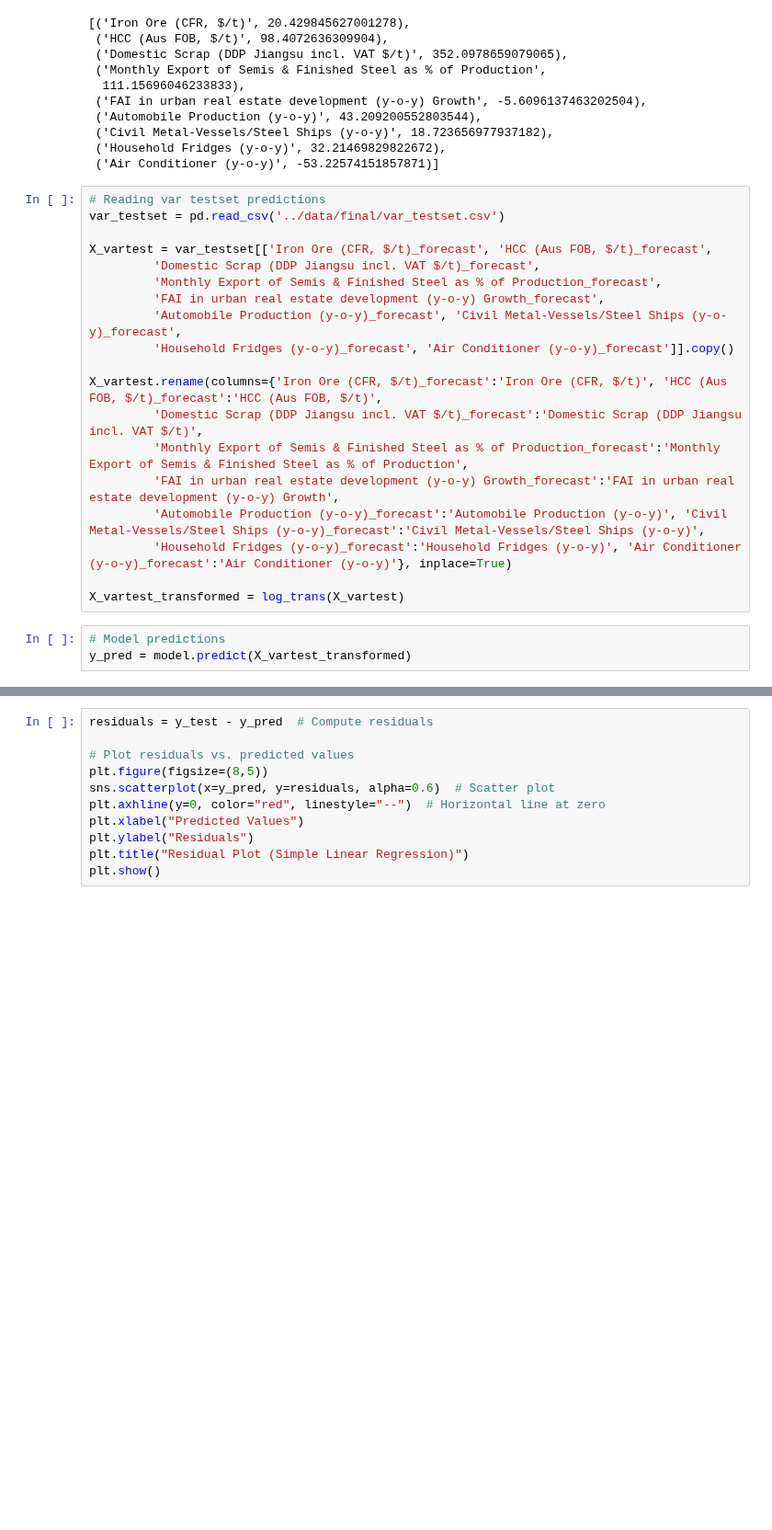
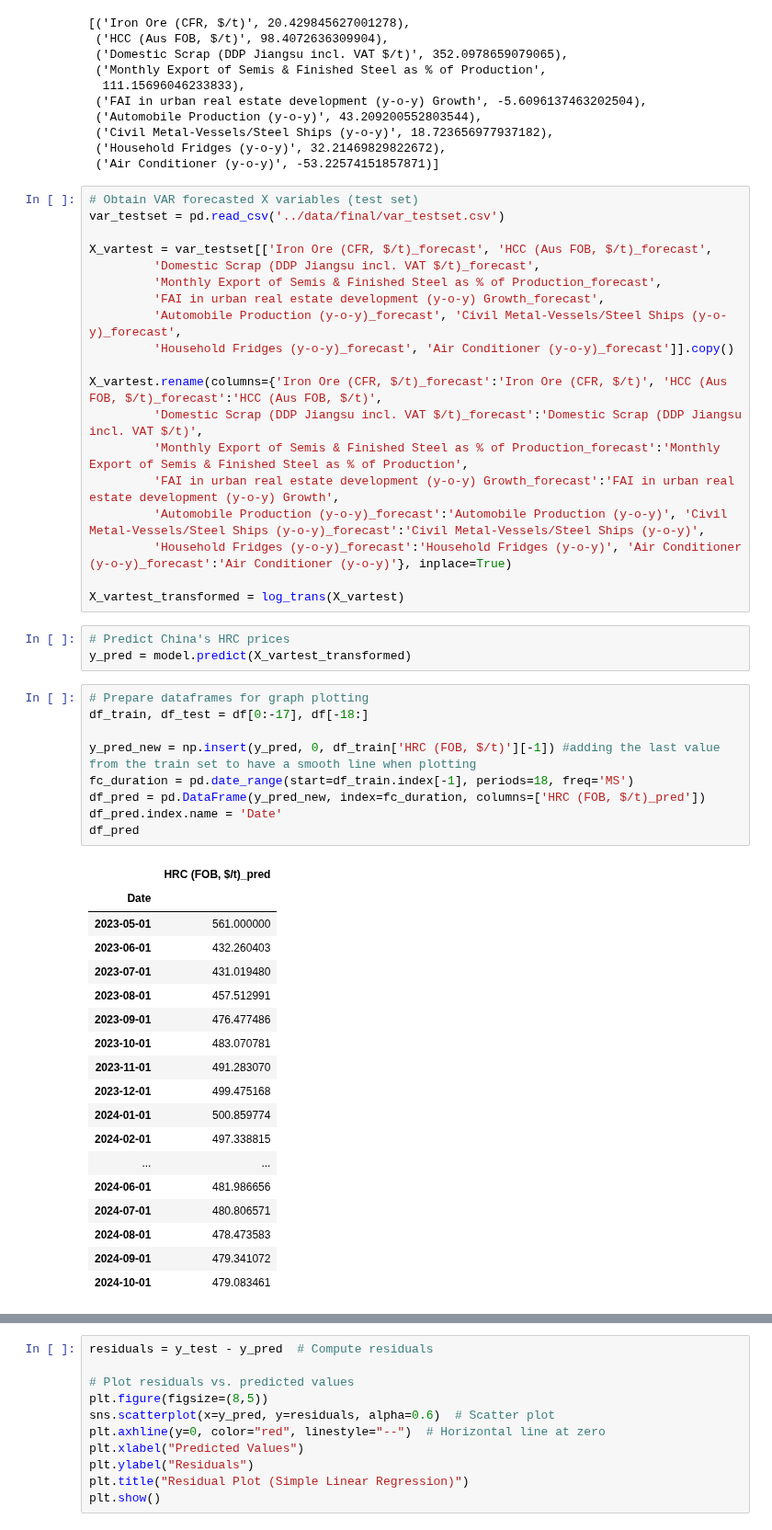
Before and after one commit to nguyenhpnguyen/BT4103-Business-Analytics-Capstone-Project, a Jupyter notebook: notebook/04_multiple_regression.ipynb, the cells around one changed output, grey strips where cells are left out. Shown at 92% size. Saved outputs shown, nothing was run; the diff lists cells and outputs as text; blank space fills up the shorter version.

```diff
--- a/notebook/04_multiple_regression.ipynb
+++ b/notebook/04_multiple_regression.ipynb
@@ -87,7 +83,7 @@ Intercept:  -2501.6426629754687
  ('Household Fridges (y-o-y)', 32.21469829822672),
  ('Air Conditioner (y-o-y)', -53.22574151857871)]
 # %%
-# Reading var testset predictions
+# Obtain VAR forecasted X variables (test set)
 var_testset = pd.read_csv('../data/final/var_testset.csv')
 
 X_vartest = var_testset[['Iron Ore (CFR, $/t)_forecast', 'HCC (Aus FOB, $/t)_forecast',
@@ -106,5 +102,33 @@ X_vartest.rename(columns={'Iron Ore (CFR, $/t)_forecast':'Iron Ore (CFR, $/t)',
 
 X_vartest_transformed = log_trans(X_vartest)
 # %%
-# Model predictions
+# Predict China's HRC prices
 y_pred = model.predict(X_vartest_transformed)
+# %%
+# Prepare dataframes for graph plotting
+df_train, df_test = df[0:-17], df[-18:]
+
+y_pred_new = np.insert(y_pred, 0, df_train['HRC (FOB, $/t)'][-1]) #adding the last value from the train set to have a smooth line when plotting
+fc_duration = pd.date_range(start=df_train.index[-1], periods=18, freq='MS')
+df_pred = pd.DataFrame(y_pred_new, index=fc_duration, columns=['HRC (FOB, $/t)_pred'])
+df_pred.index.name = 'Date'
+df_pred
+# %% [output]
+|  | HRC (FOB, $/t)_pred |
+| Date |  |
+| 2023-05-01 | 561.000000 |
+| 2023-06-01 | 432.260403 |
+| 2023-07-01 | 431.019480 |
+| 2023-08-01 | 457.512991 |
+| 2023-09-01 | 476.477486 |
+| 2023-10-01 | 483.070781 |
+| 2023-11-01 | 491.283070 |
+| 2023-12-01 | 499.475168 |
+| 2024-01-01 | 500.859774 |
+| 2024-02-01 | 497.338815 |
+| ... | ... |
+| 2024-06-01 | 481.986656 |
+| 2024-07-01 | 480.806571 |
+| 2024-08-01 | 478.473583 |
+| 2024-09-01 | 479.341072 |
+| 2024-10-01 | 479.083461 |
```
Also changed, not shown: parts of 31 cells of this notebook, 1 other file.
